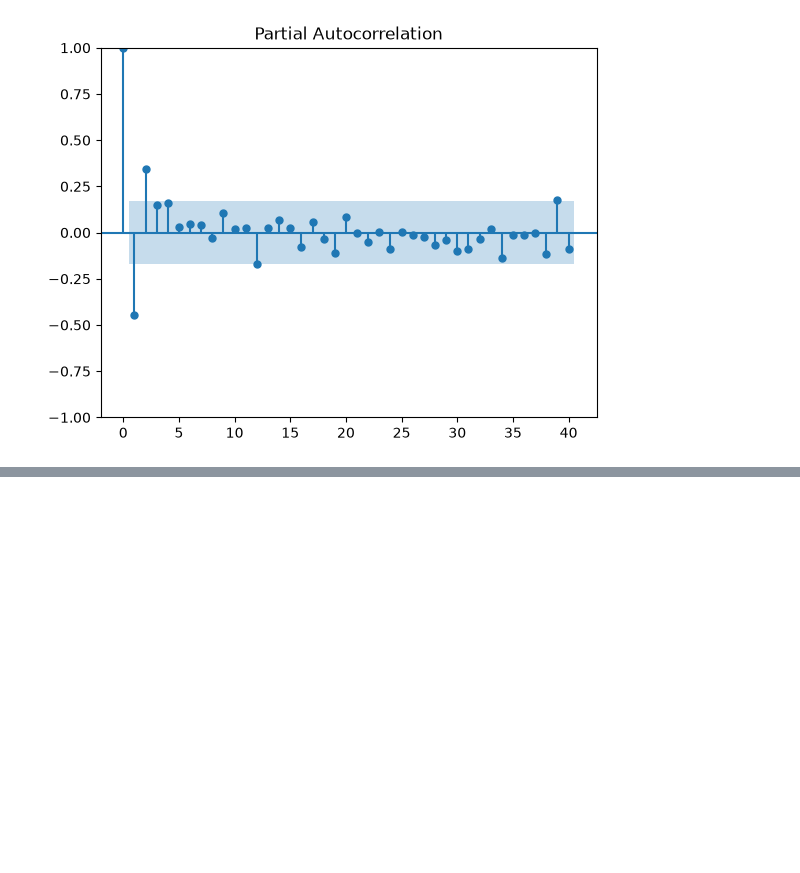
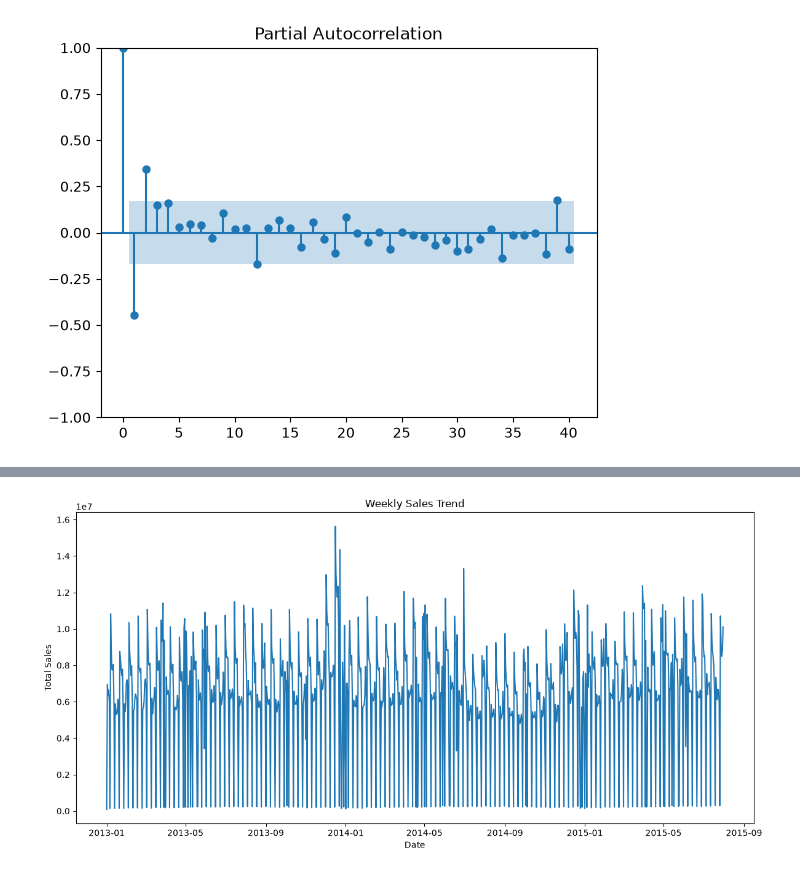
Before and after one commit to Harish-4007/sales-forecasting-system, a Jupyter notebook: notebooks/01_EDA.ipynb, the cells around one changed output, grey strips where cells are left out. Drawn from its saved outputs; the diff is of its cells as text; code cells hidden in the pictures; blank space fills up the shorter version.

```diff
--- a/notebooks/01_EDA.ipynb
+++ b/notebooks/01_EDA.ipynb
@@ -276,0 +287,17 @@ plt.show()
+# %%
+import pandas as pd
+
+train = pd.read_csv(
+    "../data/raw/train.csv",
+    low_memory=False
+)
+
+train["Date"] = pd.to_datetime(train["Date"])
+
+weekly_sales = (
+    train.groupby("Date")["Sales"]
+    .sum()
+    .reset_index()
+)
+
+weekly_sales.head()
@@ -276,0 +311,24 @@ plt.show()
+# %%
+import matplotlib.pyplot as plt
+
+plt.figure(figsize=(12,6))
+
+plt.plot(
+    weekly_sales["Date"],
+    weekly_sales["Sales"]
+)
+
+plt.title("Weekly Sales Trend")
+plt.xlabel("Date")
+plt.ylabel("Total Sales")
+
+plt.tight_layout()
+
+plt.savefig(
+    "../dashboard/screenshots/weekly_sales_trend.png",
+    dpi=300
+)
+
+plt.show()
+# %% [output]
+[figure, added]
```
Also changed, not shown: parts of 4 cells of this notebook.
